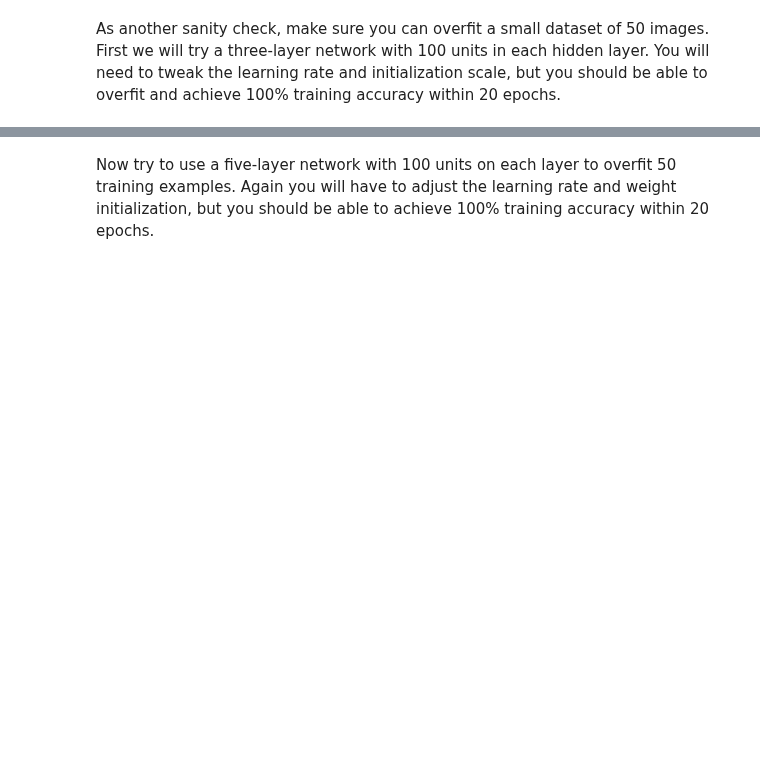
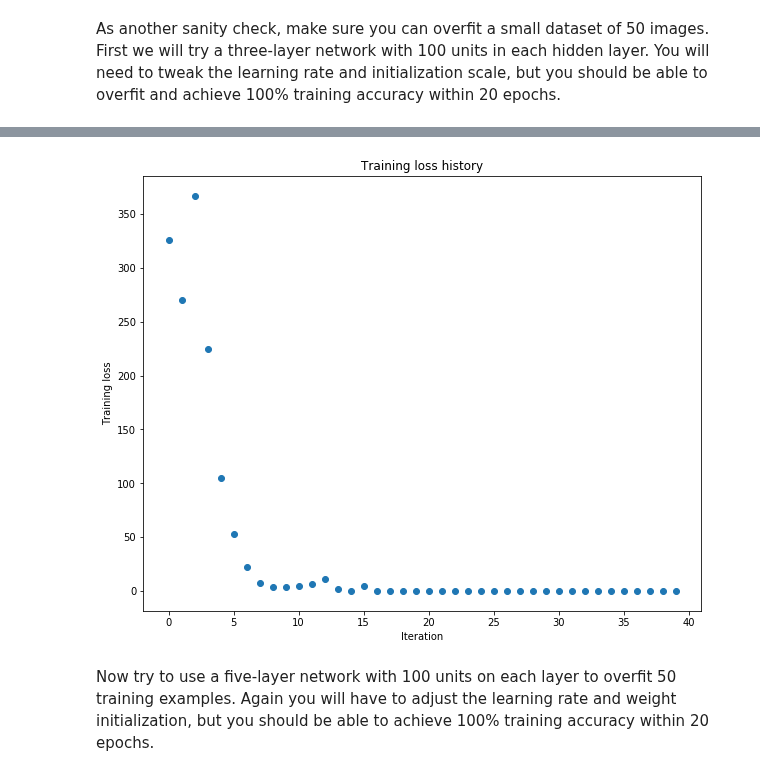
Before and after one commit to webserg/pythonML, a Jupyter notebook: pythonML/notebooks/stanfordCV/spring1617_assignment2/assignment2/FullyConnectedNets.ipynb, the cells around one changed output, grey strips where cells are left out. Saved outputs shown, nothing was run; the diff lists cells and outputs as text; code cells hidden in the pictures; blank space fills up the shorter version.

```diff
--- a/pythonML/notebooks/stanfordCV/spring1617_assignment2/assignment2/FullyConnectedNets.ipynb
+++ b/pythonML/notebooks/stanfordCV/spring1617_assignment2/assignment2/FullyConnectedNets.ipynb
@@ -411,8 +427,8 @@ small_data = {
   'y_val': data['y_val'],
 }
 
-weight_scale = 1e-2
-learning_rate = 1e-4
+weight_scale = 1e-1
+learning_rate = 1e-3
 model = FullyConnectedNet([100, 100],
               weight_scale=weight_scale, dtype=np.float64)
 solver = Solver(model, small_data,
@@ -429,3 +445,4 @@ plt.title('Training loss history')
 plt.xlabel('Iteration')
 plt.ylabel('Training loss')
 plt.show()
+# %% [output]
@@ -432,3 +466,4 @@ plt.show()
+[figure, added]
 # %% [markdown]
 Now try to use a five-layer network with 100 units on each layer to overfit 50 training examples. Again you will have to adjust the learning rate and weight initialization, but you should be able to achieve 100% training accuracy within 20 epochs.
 # %%
```
Also changed, not shown: parts of 6 cells of this notebook, 1 other file.
